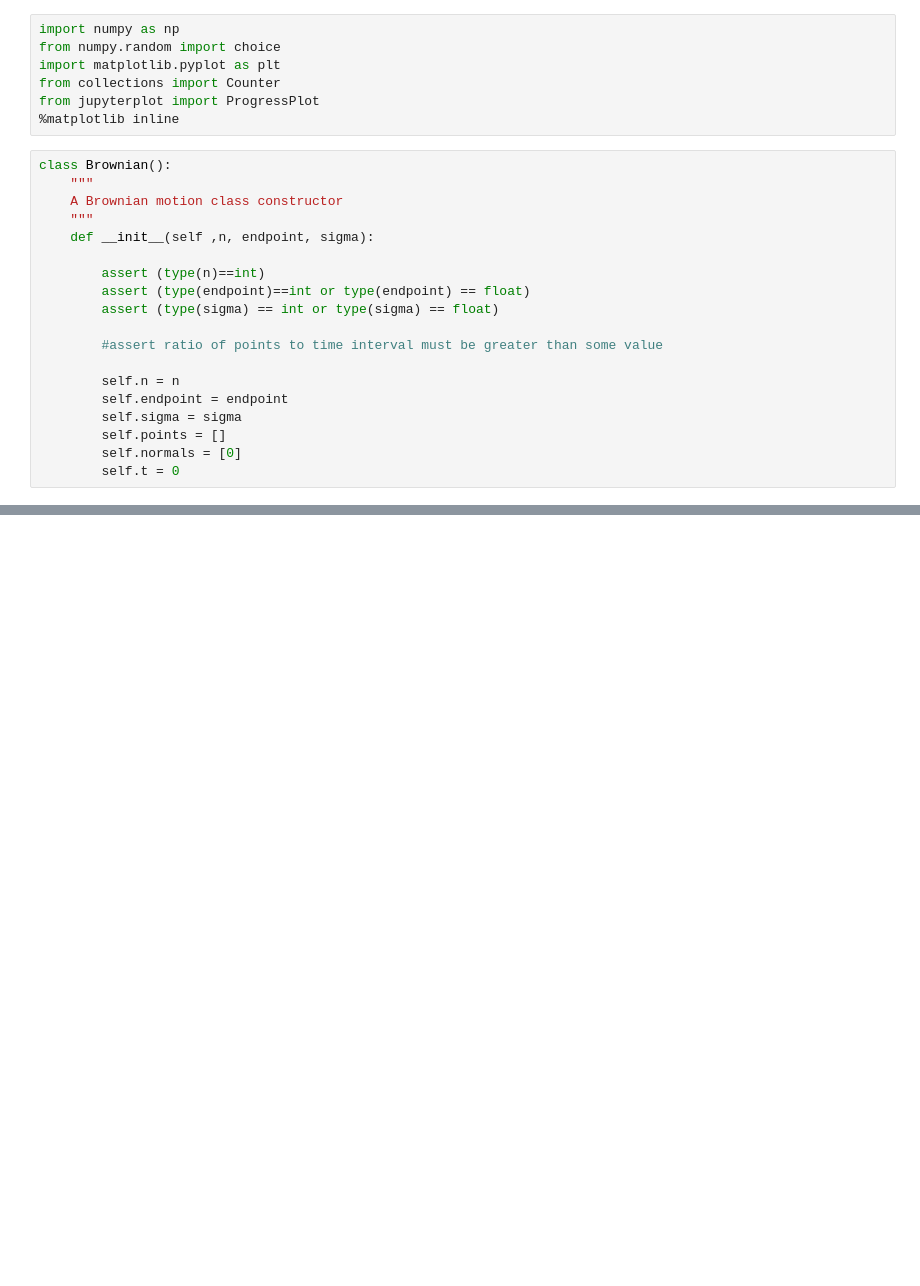
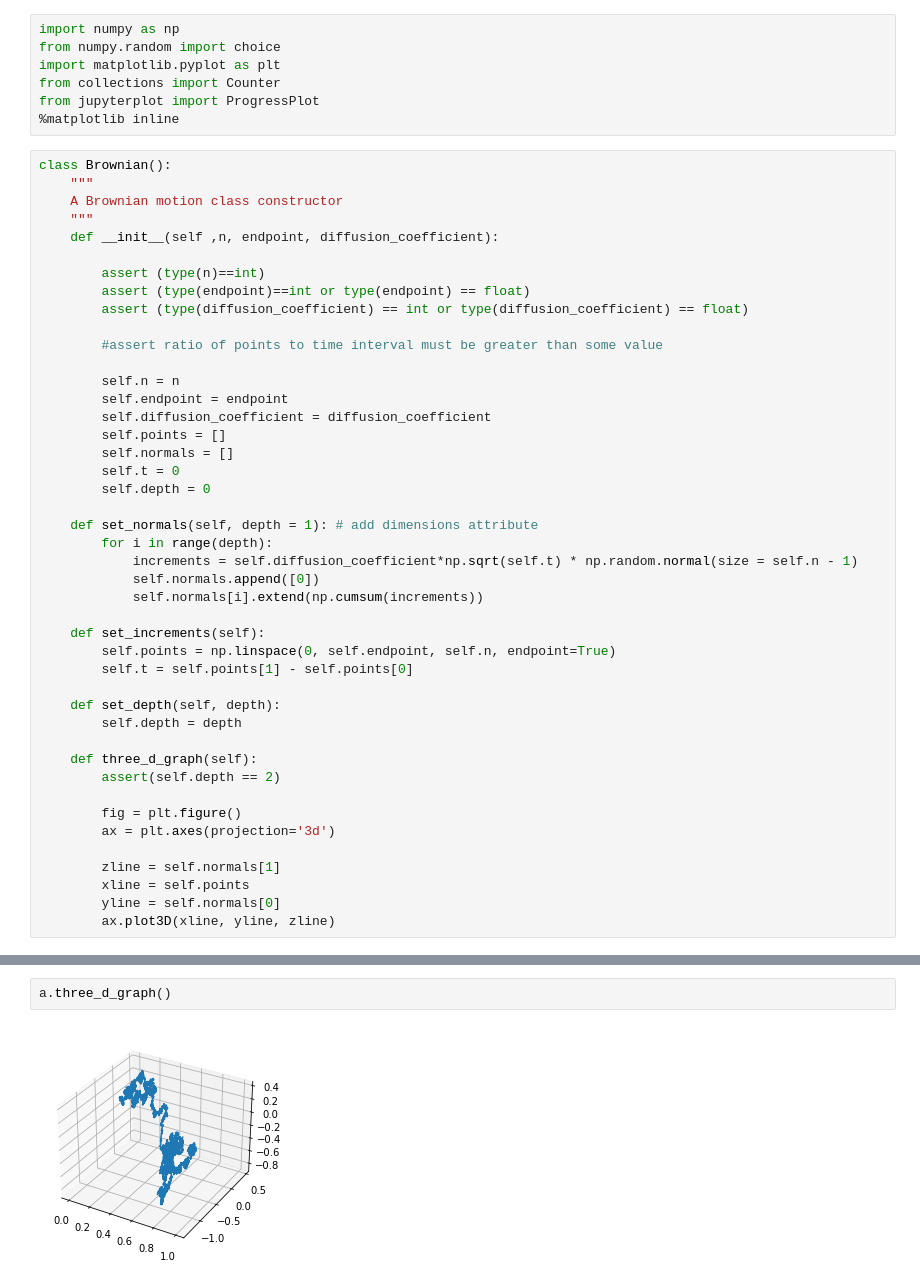
Before and after one commit to BenBadnani/Stochastic-Modeling, a Jupyter notebook: Brownian Motion.ipynb, the cells around one changed output, grey strips where cells are left out. Cells and saved outputs as stored; diff of their text form; blank space fills up the shorter version.

```diff
--- a/Brownian Motion.ipynb
+++ b/Brownian Motion.ipynb
@@ -10,20 +10,45 @@ class Brownian():
     """
     A Brownian motion class constructor
     """
-    def __init__(self ,n, endpoint, sigma):
+    def __init__(self ,n, endpoint, diffusion_coefficient):
 
         assert (type(n)==int)
         assert (type(endpoint)==int or type(endpoint) == float)
-        assert (type(sigma) == int or type(sigma) == float)
+        assert (type(diffusion_coefficient) == int or type(diffusion_coefficient) == float)
 
         #assert ratio of points to time interval must be greater than some value
 
         self.n = n
         self.endpoint = endpoint
-        self.sigma = sigma
+        self.diffusion_coefficient = diffusion_coefficient
         self.points = []
-        self.normals = [0]
+        self.normals = []
         self.t = 0
+        self.depth = 0
+
+    def set_normals(self, depth = 1): # add dimensions attribute
+        for i in range(depth):
+            increments = self.diffusion_coefficient*np.sqrt(self.t) * np.random.normal(size = self.n - 1)
+            self.normals.append([0])
+            self.normals[i].extend(np.cumsum(increments))
+
+    def set_increments(self):
+        self.points = np.linspace(0, self.endpoint, self.n, endpoint=True)
+        self.t = self.points[1] - self.points[0]
+
+    def set_depth(self, depth):
+        self.depth = depth
+
+    def three_d_graph(self):
+        assert(self.depth == 2)
+
+        fig = plt.figure()
+        ax = plt.axes(projection='3d')
+
+        zline = self.normals[1]
+        xline = self.points
+        yline = self.normals[0]
+        ax.plot3D(xline, yline, zline)
 # %%
 def liveplot(*objects):
 
@@ -81,0 +116,4 @@ inversion_principle(a,.1)
+# %%
+a.three_d_graph()
+# %% [output]
+[figure, added]
```
Also changed, not shown: parts of 7 cells of this notebook.
